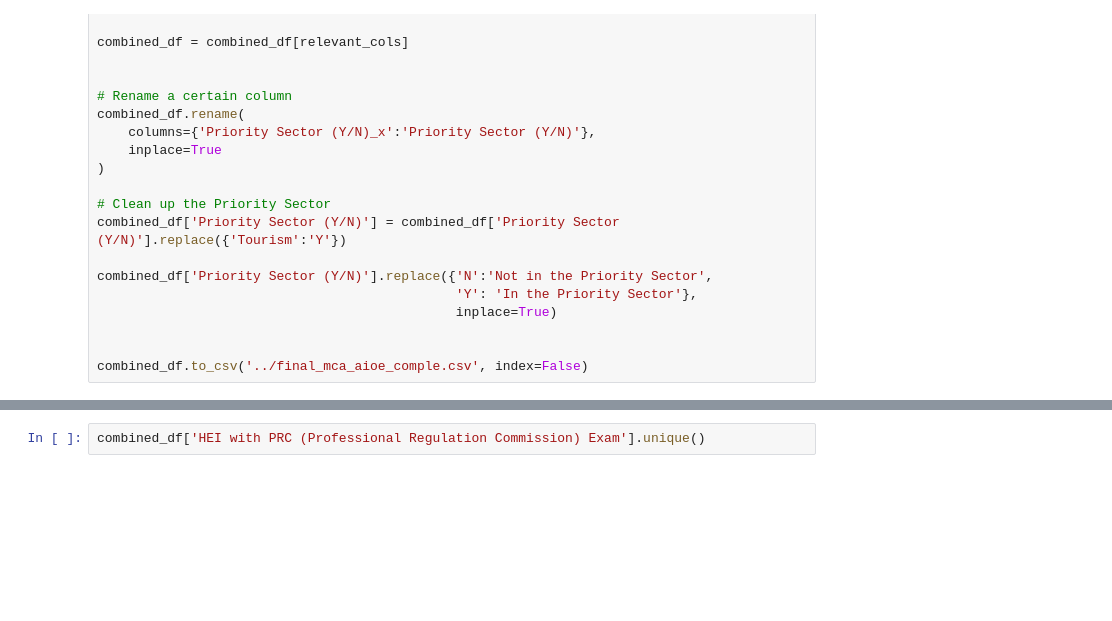
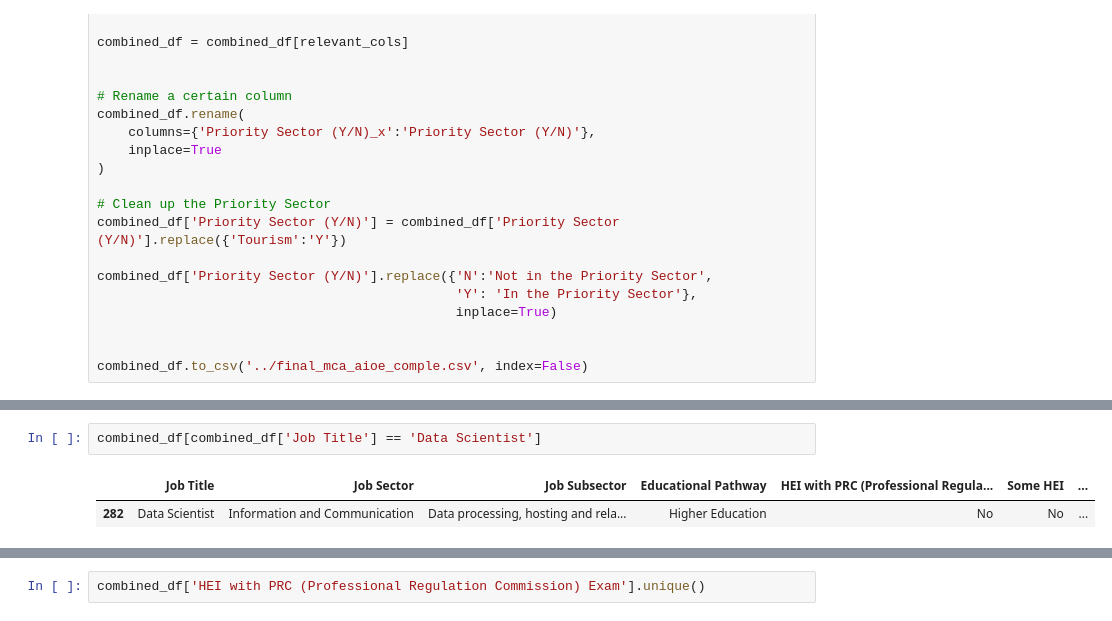
Before and after one commit to BSDSBA-JF/wadwani_intern, a Jupyter notebook: 01_mca_job_list/Combining/combining.ipynb, the cells around one changed output, grey strips where cells are left out. Cells and saved outputs as stored; diff of their text form; blank space fills up the shorter version.

```diff
--- a/01_mca_job_list/Combining/combining.ipynb
+++ b/01_mca_job_list/Combining/combining.ipynb
@@ -156,0 +157,5 @@ plt.show()
+# %%
+combined_df[combined_df['Job Title'] == 'Data Scientist']
+# %% [output]
+|  | Job Title | Job Sector | Job Subsector | Educational Pathway | HEI with PRC (Professional Regula... | Some HEI | ... |
+| 282 | Data Scientist | Information and Communication | Data processing, hosting and rela... | Higher Education | No | No | ... |
```
Also changed, not shown: parts of 4 cells of this notebook, 12 other files.
